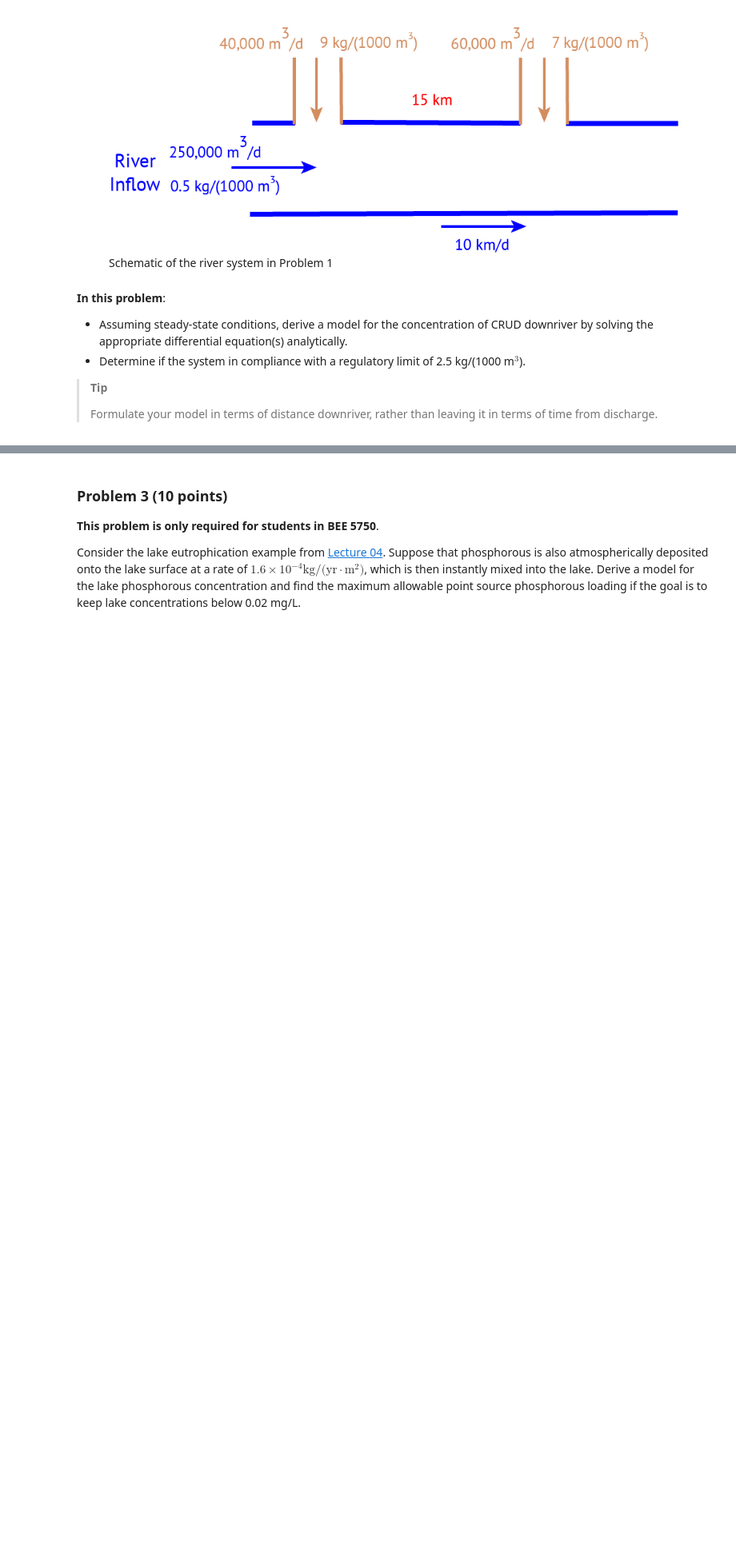
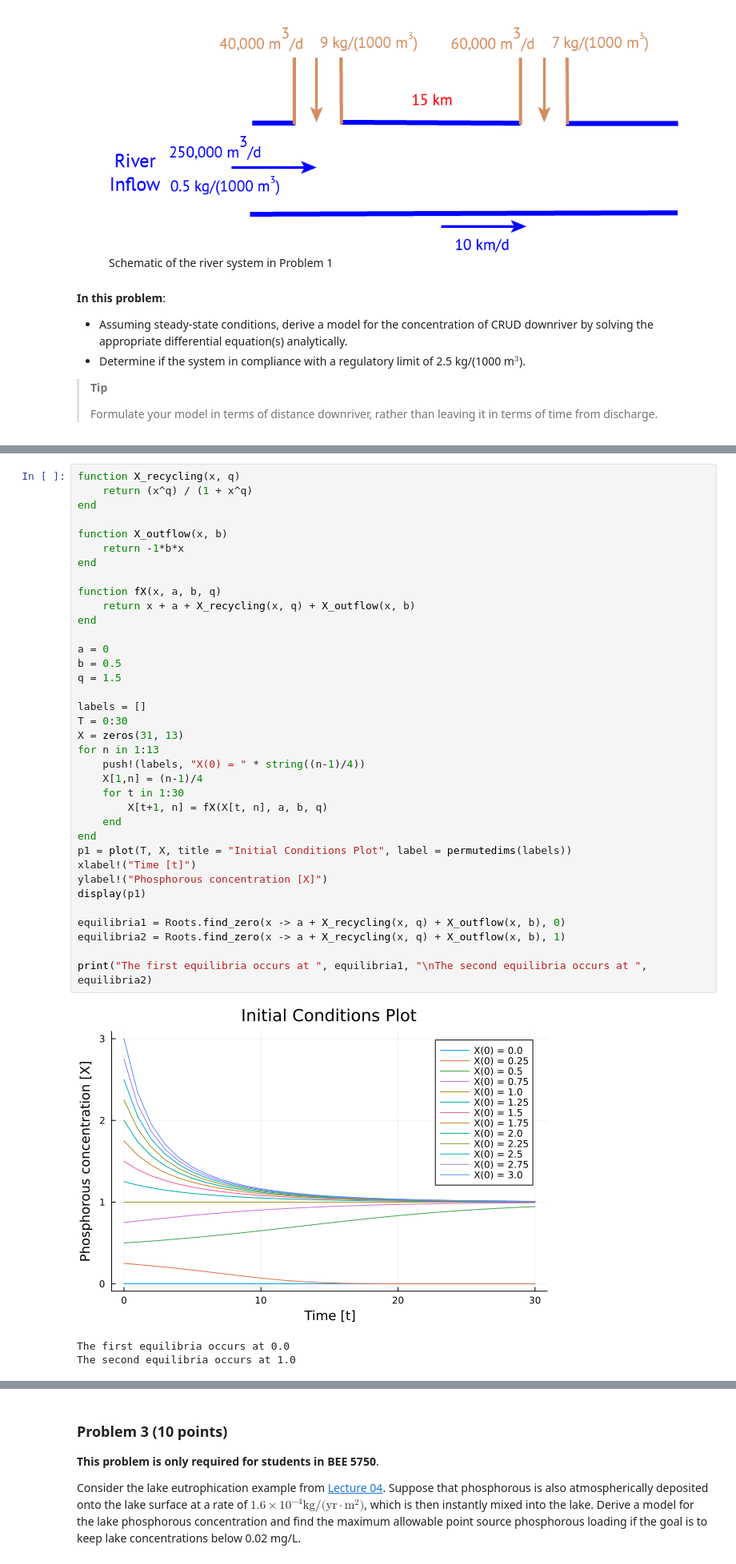
Before and after one commit to BEE4750-FA24/hw2-alex-van-den-hende, a Jupyter notebook: hw02.ipynb, the cells around one changed output, grey strips where cells are left out. Shown at 80% size. Saved outputs shown, nothing was run; the diff lists cells and outputs as text; blank space fills up the shorter version.

```diff
--- a/hw02.ipynb
+++ b/hw02.ipynb
@@ -153,0 +163,40 @@ where:
+# %%
+function X_recycling(x, q)
+    return (x^q) / (1 + x^q)
+end
+
+function X_outflow(x, b)
+    return -1*b*x
+end
+
+function fX(x, a, b, q)
+    return x + a + X_recycling(x, q) + X_outflow(x, b)
+end
+
+a = 0
+b = 0.5
+q = 1.5
+
+labels = []
+T = 0:30
+X = zeros(31, 13)
+for n in 1:13
+    push!(labels, "X(0) = " * string((n-1)/4))
+    X[1,n] = (n-1)/4
+    for t in 1:30
+        X[t+1, n] = fX(X[t, n], a, b, q)
+    end
+end
+p1 = plot(T, X, title = "Initial Conditions Plot", label = permutedims(labels))
+xlabel!("Time [t]")
+ylabel!("Phosphorous concentration [X]")
+display(p1)
+
+equilibria1 = Roots.find_zero(x -> a + X_recycling(x, q) + X_outflow(x, b), 0)
+equilibria2 = Roots.find_zero(x -> a + X_recycling(x, q) + X_outflow(x, b), 1)
+
+print("The first equilibria occurs at ", equilibria1, "\nThe second equilibria occurs at ", equilibria2)
+# %% [output]
+[figure, added]
+The first equilibria occurs at 0.0
+The second equilibria occurs at 1.0
```
Also changed, not shown: parts of 7 cells of this notebook.
